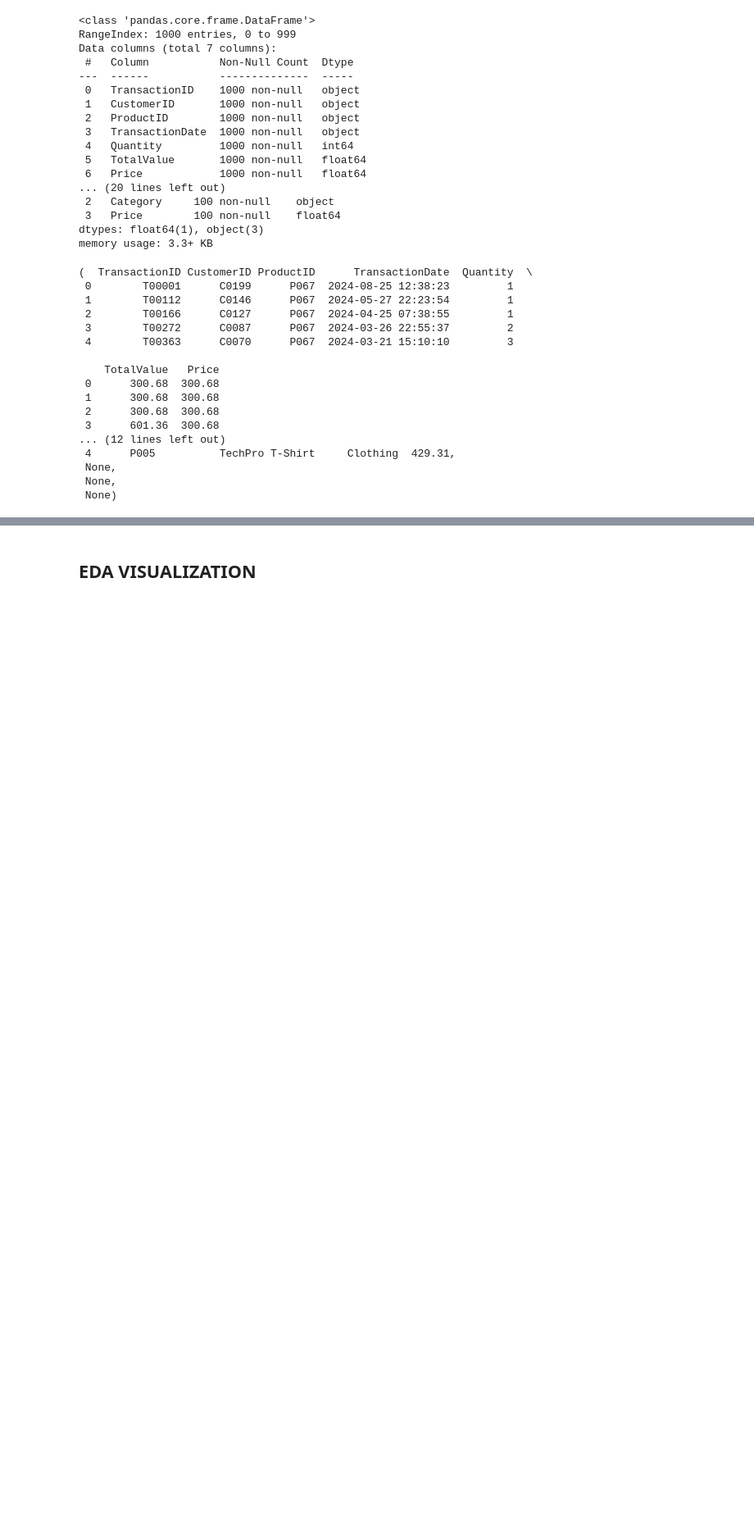
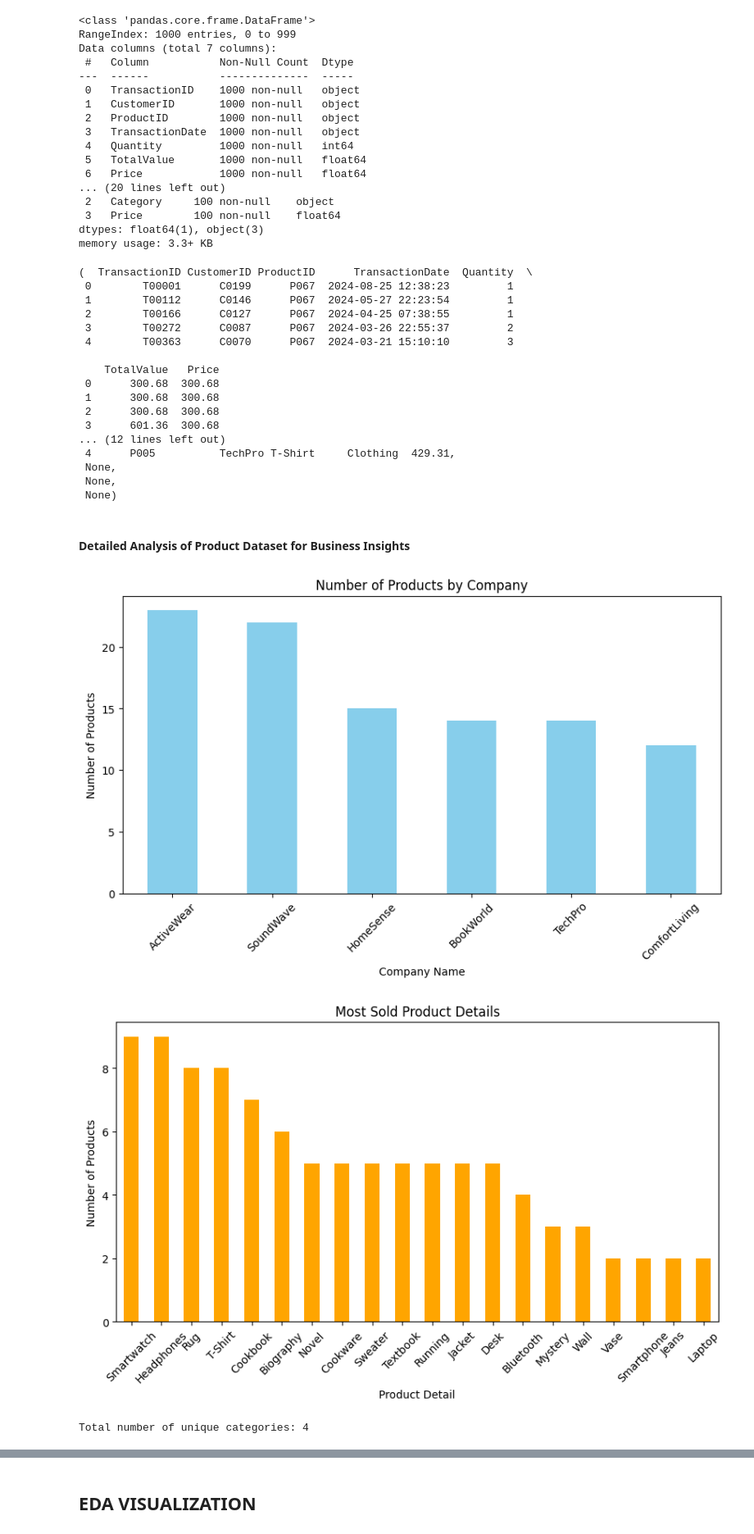
Before and after one commit to MayuriKolhe-2003/Zeotap_assignment, a Jupyter notebook: Mayuri_Kolhe_EDA.ipynb, the cells around one changed output, grey strips where cells are left out. Shown at 82% size. Drawn from its saved outputs; the diff is of its cells as text; code cells hidden in the pictures; blank space fills up the shorter version.

```diff
--- a/Mayuri_Kolhe_EDA.ipynb
+++ b/Mayuri_Kolhe_EDA.ipynb
@@ -61,3 +61,48 @@ memory usage: 3.3+ KB
 # Convert necessary columns to datetime for analysis
 transactions['TransactionDate'] = pd.to_datetime(transactions['TransactionDate'])
 customers['SignupDate'] = pd.to_datetime(customers['SignupDate'])
+# %% [markdown]
+#### Detailed Analysis of Product Dataset for Business Insights
+# %%
+def split_first(col):
+    col = str(col)
+    return col.split()[0]
+
+def split_second(col):
+    col = str(col)
+    return col.split()[1]
+
+products['CompanyName'] = products['ProductName'].apply(split_first)
+products['ProductDetail'] = products['ProductName'].apply(split_second)
+# %%
+company_counts = products['CompanyName'].value_counts()
+plt.figure(figsize=(10, 5))
+company_counts.plot(kind='bar', color='skyblue')
+plt.title('Number of Products by Company')
+plt.xlabel('Company Name')
+plt.ylabel('Number of Products')
+plt.xticks(rotation=45)
+plt.show()
+
+product_counts = products['ProductDetail'].value_counts()
+plt.figure(figsize=(10, 5))
+product_counts.plot(kind='bar', color='orange')
+plt.title('Most Sold Product Details')
+plt.xlabel('Product Detail')
+plt.ylabel('Number of Products')
+plt.xticks(rotation=45)
+plt.show()
+
+categories = products['Category'].nunique()
+print(f"Total number of unique categories: {categories}")
+
+
+type_prod_counts = products['Category'].value_counts()
+plt.figure(figsize=(10,5))
+type_prod_counts.plot(kind = 'bar',color = "Pink")
+plt.title('Most Sold Products by Category')
+plt.show()
+# %% [output]
+[figure, added]
+[figure, added]
+Total number of unique categories: 4
```
Also changed, not shown: parts of 7 cells of this notebook, 2 other files.
